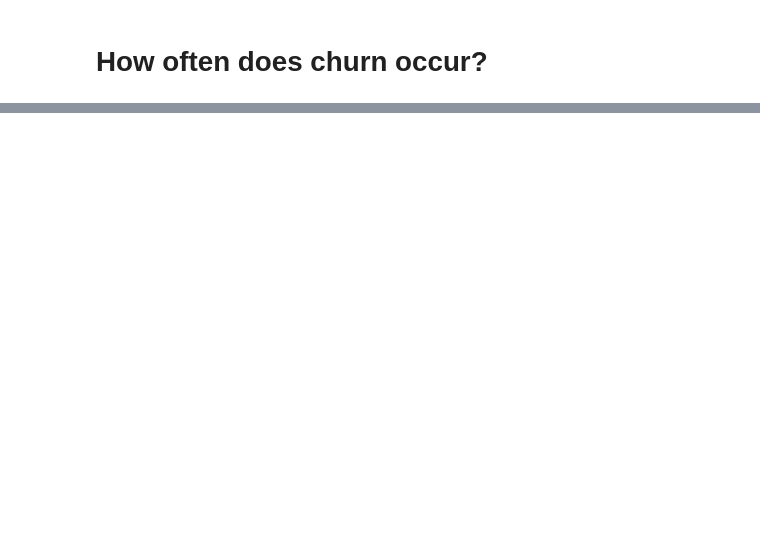
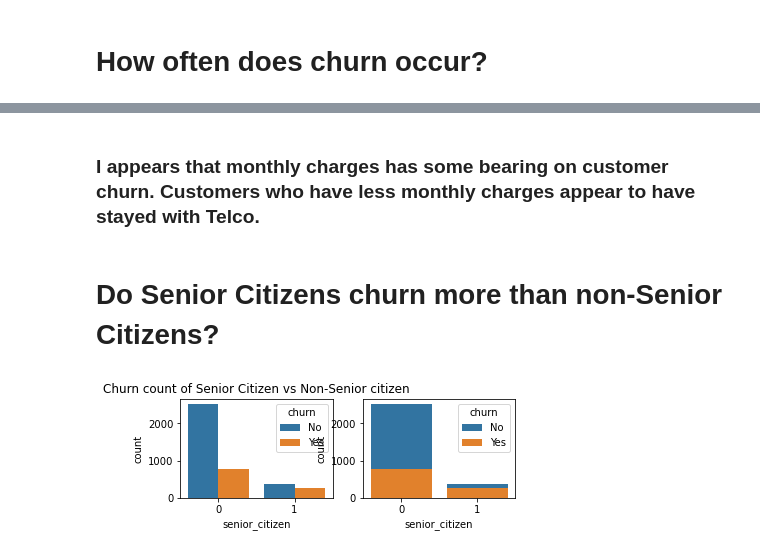
Before and after one commit to Yvette-Ibarra/classification-project, a Jupyter notebook: working_notebook.ipynb, the cells around one changed output, grey strips where cells are left out. Saved outputs shown, nothing was run; the diff lists cells and outputs as text; code cells hidden in the pictures; blank space fills up the shorter version.

```diff
--- a/working_notebook.ipynb
+++ b/working_notebook.ipynb
@@ -176,0 +164,18 @@ sns.countplot(y_train)
+# %% [markdown]
+### I appears that monthly charges has some bearing on customer churn. Customers who have less monthly charges appear to have stayed with Telco.
+# %% [markdown]
+#  Do Senior Citizens churn more than non-Senior Citizens?
+# %%
+# (x='color', data=diamonds, hue='clarity'
+plt.title('Churn count of Senior Citizen vs Non-Senior citizen')
+
+plt.subplot(221)
+plt.title('Churn count of Senior Citizen vs Non-Senior citizen')
+sns.countplot(x=train.senior_citizen, data=train, hue = 'churn')
+
+
+plt.subplot(222)
+sns.countplot(x=train.senior_citizen, data=train, hue = 'churn',dodge=False)
+plt.show()
+# %% [output]
+[figure, added]
```
Also changed, not shown: parts of 45 cells of this notebook.
